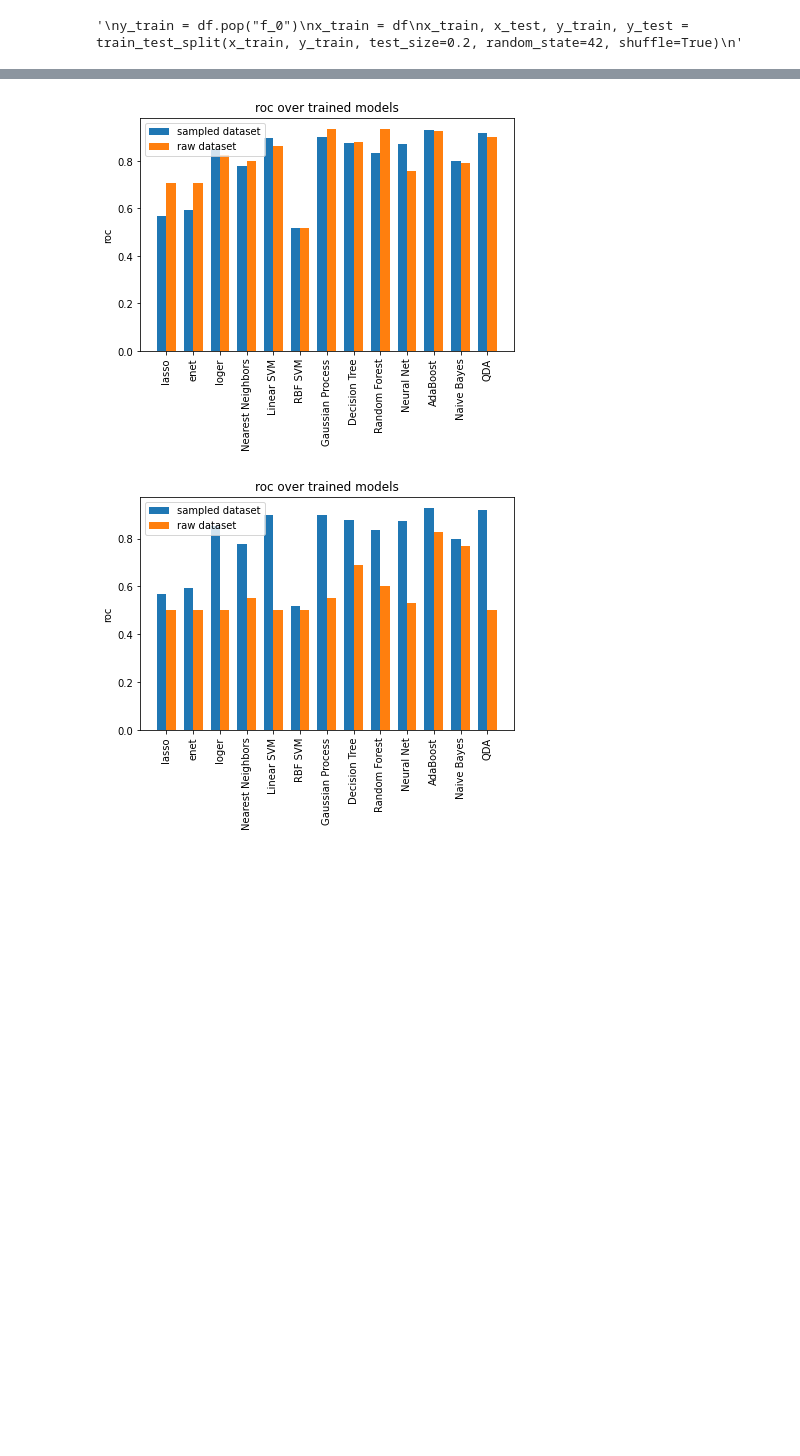
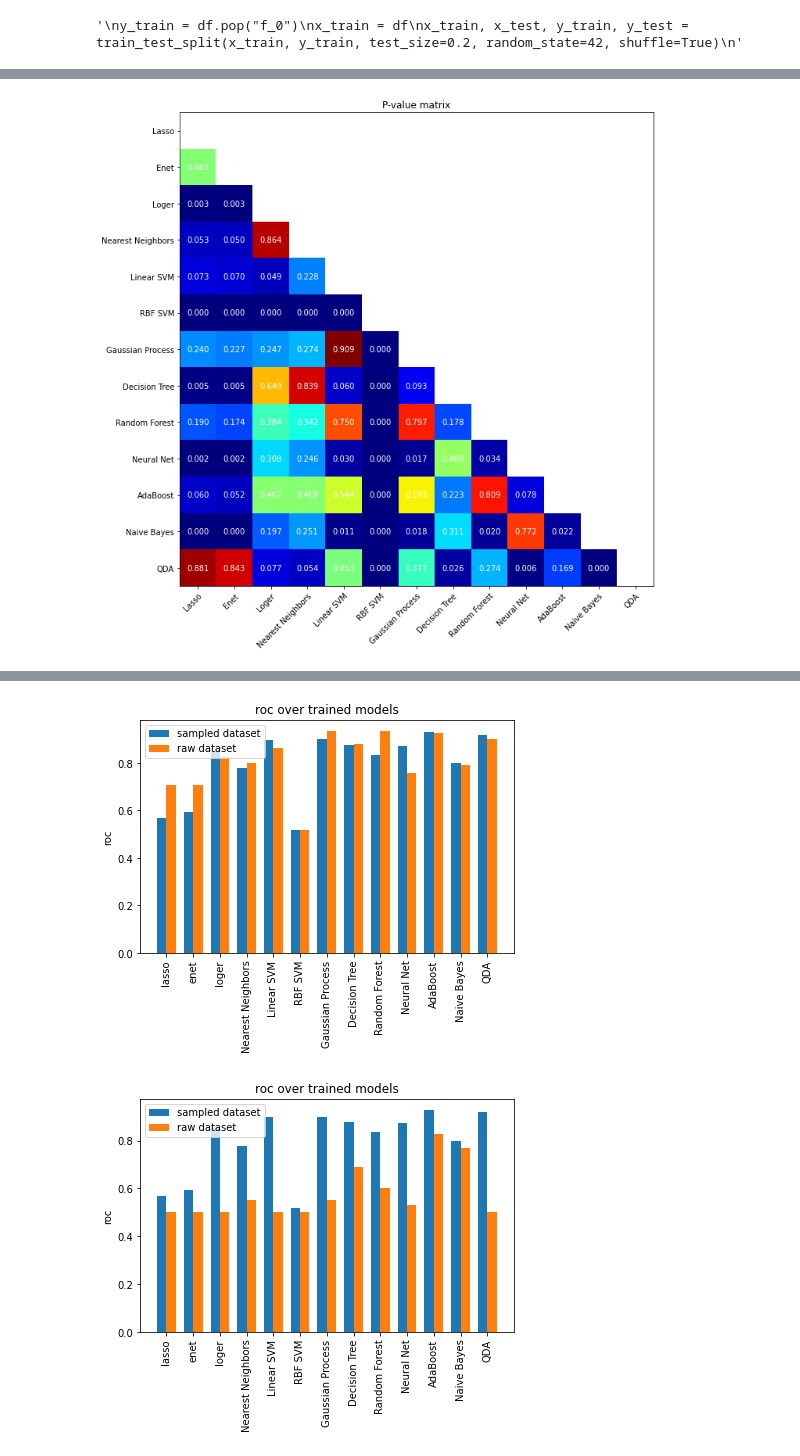
Before and after one commit to FilipKubackiSoton/Feature-Extraction-Medical-ResearchDwave, a Jupyter notebook: dataprocessing.ipynb, the cells around one changed output, grey strips where cells are left out. Cells and saved outputs as stored; diff of their text form; code cells hidden in the pictures; blank space fills up the shorter version.

```diff
--- a/dataprocessing.ipynb
+++ b/dataprocessing.ipynb
@@ -204,0 +273,13 @@ Name: QDA | ROC: 0.9260918253079509, recall: 0.8947368421052632, precission: 0.9
+# %%
+def get_p_matrix(trained_models, x_test, y_test):
+    n_models = len(trained_models)
+    p_matrix = np.zeros((n_models, n_models))
+    for row, model_A in enumerate(trained_models):
+        preds_A = trained_models[model_A]['model'].predict(x_test)
+        for col, model_B in enumerate(trained_models):
+            if row == col:
+                continue
+            preds_B = trained_models[model_B]['model'].predict(x_test)
+            p_matrix[row][col] = get_p_value(preds_A, preds_B, y_test)
+    return p_matrix
+p_matrix = get_p_matrix(trained_models, x_test, y_test)
@@ -204,0 +288,41 @@ Name: QDA | ROC: 0.9260918253079509, recall: 0.8947368421052632, precission: 0.9
+# %%
+labels = list(trained_models.keys())
+x = np.arange(len(labels))  # the label locations
+width = 0.35  # the width of the bars
+
+mask = np.zeros((len(labels), len(labels)), dtype=np.bool)
+mask[np.triu_indices_from(mask)] = True
+
+# Want diagonal elements as well
+mask[np.diag_indices_from(mask)] = True
+lower_traingle_p_matrix = np.ma.array(p_matrix, mask = mask)
+
+fig, ax = plt.subplots(figsize=(10, 10))
+rects1 = ax.imshow(lower_traingle_p_matrix, cmap = 'jet')
+# Add some text for labels, title and custom x-axis tick labels, etc.
+ax.set_title("P-value matrix")
+ax.set_xticks(x)
+ax.set_yticks(x)
+ax.set_xticklabels(labels)
+ax.set_yticklabels(labels)
+
+#ax.bar_label(rects1, padding=3)
+#ax.bar_label(rects2, padding=3)
+
+fig.tight_layout()
+#plt.xticks(rotation=90)
+# Rotate the tick labels and set their alignment.
+plt.setp(ax.get_xticklabels(), rotation=45, ha="right",
+         rotation_mode="anchor")
+
+
+# Loop over data dimensions and create text annotations.
+for i in range(len(labels)):
+    for j in range(len(labels)):
+        text = ax.text(j, i, "%.3f" % p_matrix[i, j],
+                       ha="center", va="center", color="w")
+
+plt.show()
+#plt.savefig("p_matrix.png")
+# %% [output]
+[figure, added]
```
Also changed, not shown: parts of 12 cells of this notebook, 2 other files.
